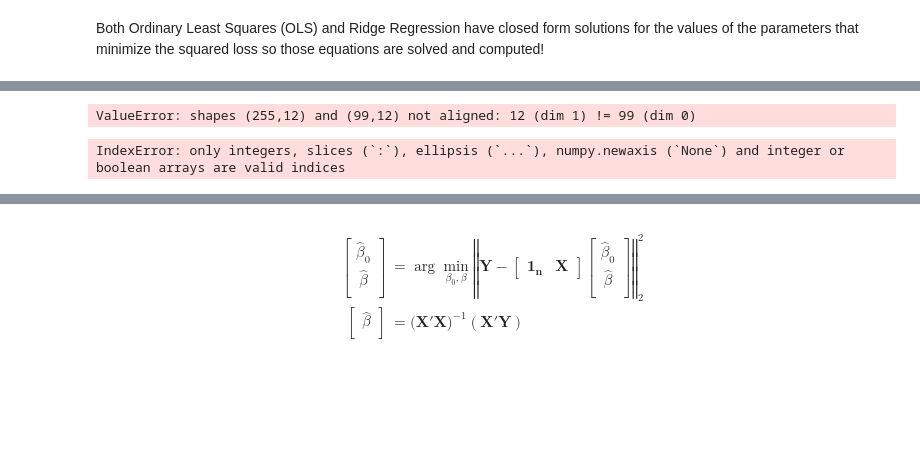
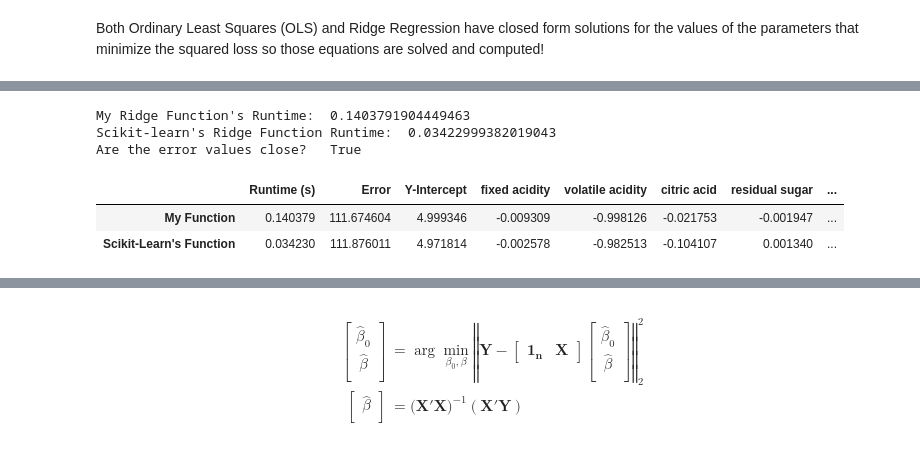
Before and after one commit to wyattowalsh/regularized-linear-regression-deep-dive, a Jupyter notebook: nb.ipynb, the cells around one changed output, grey strips where cells are left out. Saved outputs shown, nothing was run; the diff lists cells and outputs as text; code cells hidden in the pictures; blank space fills up the shorter version.

```diff
--- a/nb.ipynb
+++ b/nb.ipynb
@@ -103,50 +108,33 @@ Are the error values close?   True
 # %%
 start = time.time()
-ridge = cv.ridge(train.values)
-ridge_error = utils.get_error(ridge[3], test)
+ridge = cv.ridge(X_train, y_train)
+ridge_error = utils.get_error(ridge[3], test_vals)
 end = time.time()
 times_ridge = end-start
 print('My Ridge Function\'s Runtime: ', times_ridge)
 
 start = time.time()
-ridge_fitted_sklearn = RidgeCV(alphas = (0.1,1,100), fit_intercept= True, cv = 5).fit(train.values[:,0:-1],
-                                                                               train.values[:,-1])
-ridge_predictions_sklearn = ridge_fitted_sklearn.predict(test.values[:, 0:-1])
+ridge_fitted_sklearn = RidgeCV(alphas = (0.1,1,100), fit_intercept= True, cv = 5).fit(train_vals[:,0:-1],
+                                                                               train_vals[:,-1])
+ridge_predictions_sklearn = ridge_fitted_sklearn.predict(test_vals[:, 0:-1])
 ridge_error_sklearn = np.linalg.norm(test.values[:,-1]-
                                      ridge_predictions_sklearn)**2
 end = time.time()
 times_ridge = np.append(times_ridge, end - start)
 print('Scikit-learn\'s Ridge Function Runtime: ', end - start)
 
-print('Are the error values close?', " ", isclose(ridge_error,ridge_error_sklearn))
+print('Are the error values close?', " ", isclose(ridge_error,ridge_error_sklearn) or ridge_error < ridge_error_sklearn)
 
 ridge_sklearn_row = np.append([times_ridge[1], ridge_error_sklearn, ridge_fitted_sklearn.intercept_],
                               ridge_fitted_sklearn.coef_)
 ridge_row = np.append(np.append(times_ridge[0], ridge_error), ridge[3])
 ridge_df = pd.DataFrame(np.vstack((ridge_row, ridge_sklearn_row)), columns = np.append(['Runtime (s)','Error','Y-Intercept'],train.columns[0:-1]))
 ridge_df.index = ['My Function', "Scikit-Learn's Function"]
 ridge_df
 # %% [output]
-ValueError: shapes (255,12) and (99,12) not aligned: 12 (dim 1) != 99 (dim 0)
+My Ridge Function's Runtime:  0.1403791904449463
+Scikit-learn's Ridge Function Runtime:  0.03422999382019043
+Are the error values close?   True
+|  | Runtime (s) | Error | Y-Intercept | fixed acidity | volatile acidity | citric acid | residual sugar | ... |
+| My Function | 0.140379 | 111.674604 | 4.999346 | -0.009309 | -0.998126 | -0.021753 | -0.001947 | ... |
+| Scikit-Learn's Function | 0.034230 | 111.876011 | 4.971814 | -0.002578 | -0.982513 | -0.104107 | 0.001340 | ... |
-# %%
-df = train.values
-n = 100
-k = 5
-parameters_tuning = np.geomspace(0.1,1, n)
-sets, indices = cv.cv_indices(df, k)
-errors = []
-errors_mean = []
-# loop over each tuning parameter
-train_indices = [[p for p in indices if p not in sets[j]] for j in np.arange(k)]
-train = [df[[train_indices[i] for i in np.arange(k)],:][j] for j in np.arange(k)]
-# test= [[df[sets[i],:][j] for i in np.arange(k)] for j in np.arange(k)]
-# B = [regress.ridge([train[j] for j in np.arange(k)], i) for i in parameters_tuning]
-# y_predicted = [np.dot(test[j][0:-1],B[i][1:])+B[i][0] for j in np.arange(k) for i in np.arange(n)]
-# errors = np.append(errors, [[np.linalg.norm(test[:,-1]-y_predicted[i])**2] for i in np.arange(n)])
-# errors = np.reshape(errors,(n,k))
-# errors_mean = np.append(errors_mean, np.mean(errors, (0,1)))
-# parameter_tuning_best_index = errors_mean.argmin()
-# parameter_tuning_star = parameters_tuning[parameter_tuning_best_index]
-# B_star = regress.ridge(df, parameter_tuning_star)
-# %% [output]
-IndexError: only integers, slices (`:`), ellipsis (`...`), numpy.newaxis (`None`) and integer or boolean arrays are valid indices
```
Also changed, not shown: parts of 12 cells of this notebook, 3 other files.
